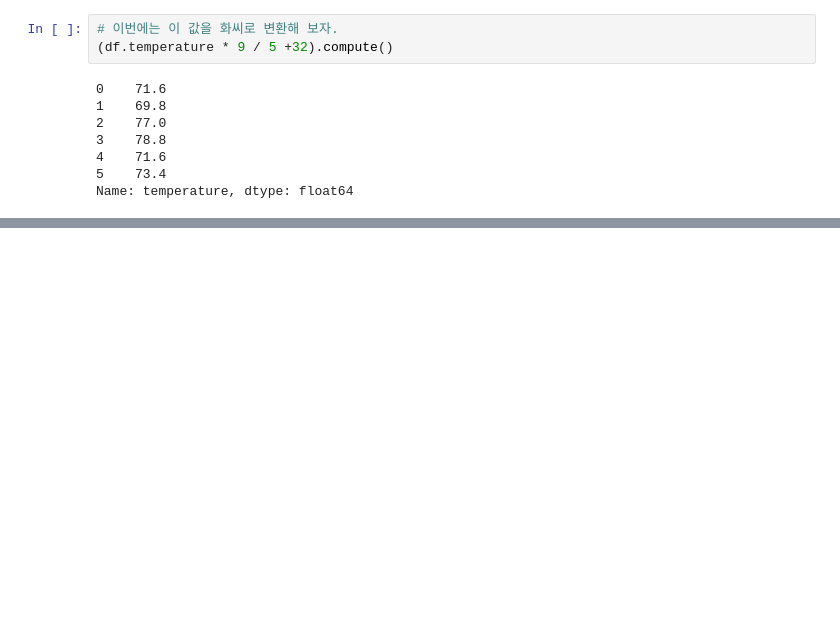
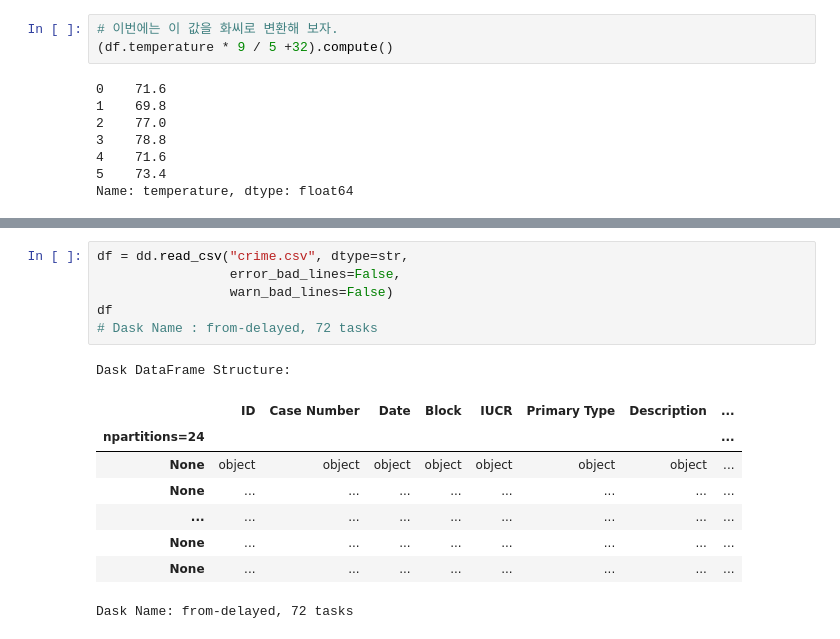
Before and after one commit to Junghyo/pycham, a Jupyter notebook: data_science/basic_dask/practice01_dask_basic_dataframe.ipynb, the cells around one changed output, grey strips where cells are left out. Saved outputs shown, nothing was run; the diff lists cells and outputs as text; blank space fills up the shorter version.

Commit message:
practice ~dask basic dataframe

```diff
--- a/data_science/basic_dask/practice01_dask_basic_dataframe.ipynb
+++ b/data_science/basic_dask/practice01_dask_basic_dataframe.ipynb
@@ -115,0 +233,16 @@ Name: temperature, dtype: float64
+# %%
+df = dd.read_csv("crime.csv", dtype=str,
+                 error_bad_lines=False,
+                 warn_bad_lines=False)
+df
+# Dask Name : from-delayed, 72 tasks
+# %% [output]
+Dask DataFrame Structure:
+|  | ID | Case Number | Date | Block | IUCR | Primary Type | Description | ... |
+| npartitions=24 |  |  |  |  |  |  |  | ... |
+| None | object | object | object | object | object | object | object | ... |
+| None | ... | ... | ... | ... | ... | ... | ... | ... |
+| ... | ... | ... | ... | ... | ... | ... | ... | ... |
+| None | ... | ... | ... | ... | ... | ... | ... | ... |
+| None | ... | ... | ... | ... | ... | ... | ... | ... |
+Dask Name: from-delayed, 72 tasks
```
Also changed, not shown: parts of 19 cells of this notebook.
